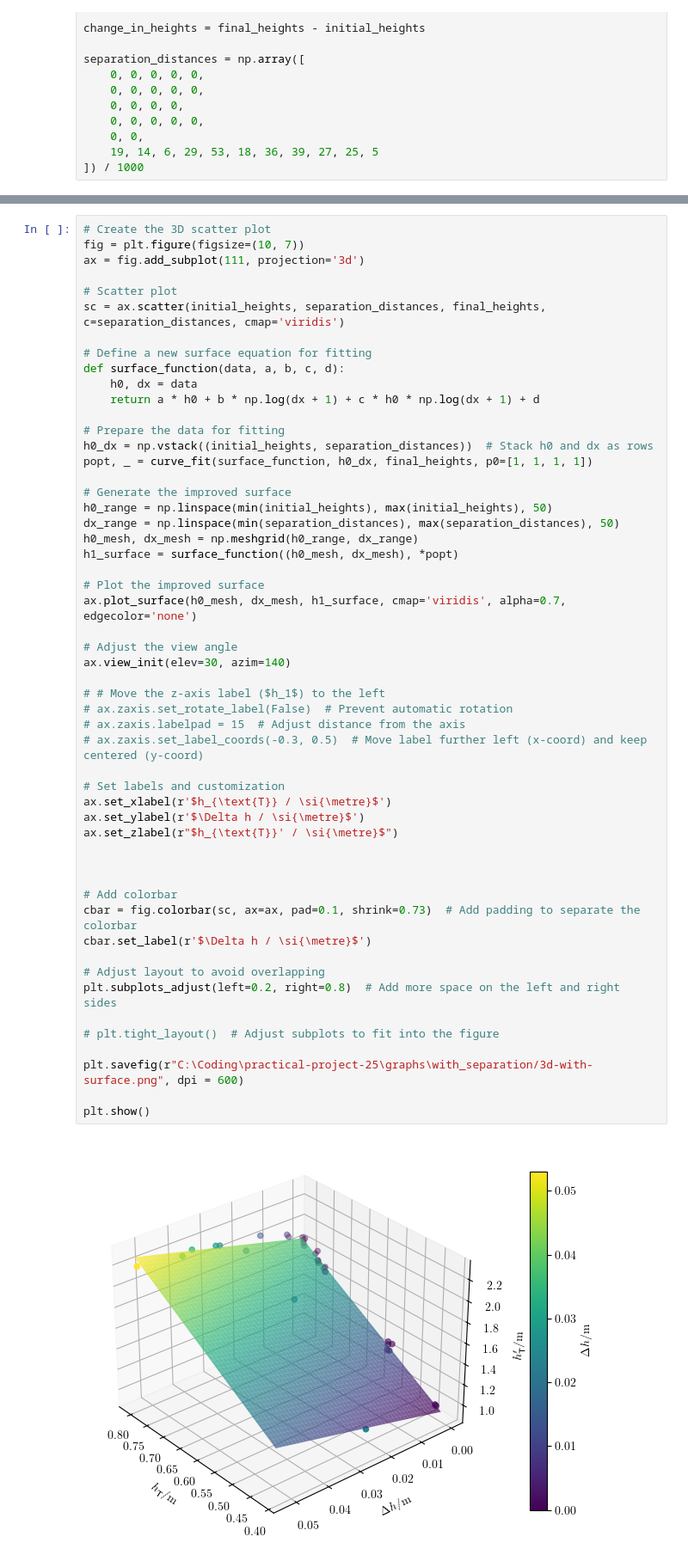
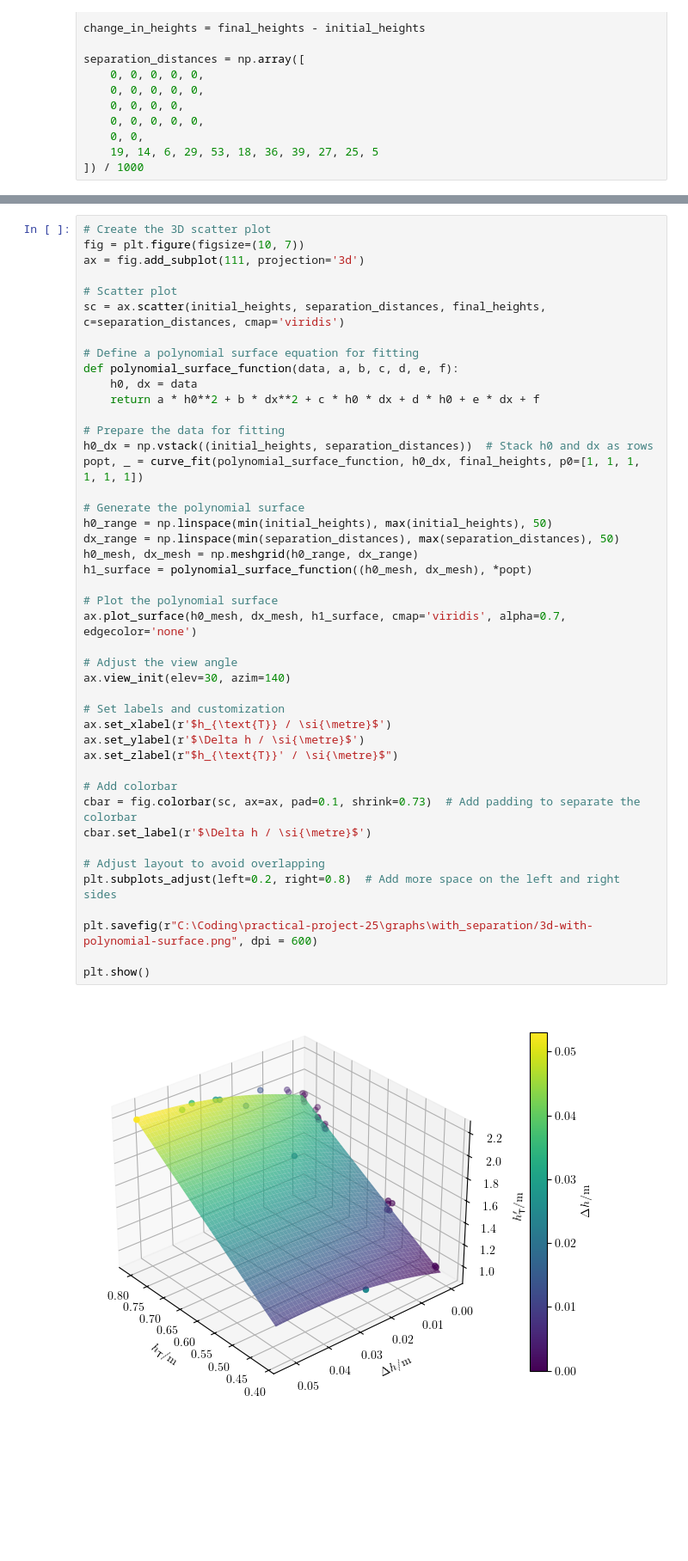
Before and after one commit to Aaryan-Varshney/practical-project-25, a Jupyter notebook: 3d_h1_h0_dh.ipynb, the cells around one changed output, grey strips where cells are left out. Shown at 86% size. Saved outputs shown, nothing was run; the diff lists cells and outputs as text; blank space fills up the shorter version.

```diff
--- a/3d_h1_h0_dh.ipynb
+++ b/3d_h1_h0_dh.ipynb
@@ -108,50 +108,41 @@ ax = fig.add_subplot(111, projection='3d')
 # Scatter plot
 sc = ax.scatter(initial_heights, separation_distances, final_heights, c=separation_distances, cmap='viridis')
 
-# Define a new surface equation for fitting
-def surface_function(data, a, b, c, d):
+# Define a polynomial surface equation for fitting
+def polynomial_surface_function(data, a, b, c, d, e, f):
     h0, dx = data
-    return a * h0 + b * np.log(dx + 1) + c * h0 * np.log(dx + 1) + d
+    return a * h0**2 + b * dx**2 + c * h0 * dx + d * h0 + e * dx + f
 
 # Prepare the data for fitting
 h0_dx = np.vstack((initial_heights, separation_distances))  # Stack h0 and dx as rows
-popt, _ = curve_fit(surface_function, h0_dx, final_heights, p0=[1, 1, 1, 1])
+popt, _ = curve_fit(polynomial_surface_function, h0_dx, final_heights, p0=[1, 1, 1, 1, 1, 1])
 
-# Generate the improved surface
+# Generate the polynomial surface
 h0_range = np.linspace(min(initial_heights), max(initial_heights), 50)
 dx_range = np.linspace(min(separation_distances), max(separation_distances), 50)
 h0_mesh, dx_mesh = np.meshgrid(h0_range, dx_range)
-h1_surface = surface_function((h0_mesh, dx_mesh), *popt)
+h1_surface = polynomial_surface_function((h0_mesh, dx_mesh), *popt)
 
-# Plot the improved surface
+# Plot the polynomial surface
 ax.plot_surface(h0_mesh, dx_mesh, h1_surface, cmap='viridis', alpha=0.7, edgecolor='none')
 
 # Adjust the view angle
 ax.view_init(elev=30, azim=140)
 
-# # Move the z-axis label ($h_1$) to the left
-# ax.zaxis.set_rotate_label(False)  # Prevent automatic rotation
-# ax.zaxis.labelpad = 15  # Adjust distance from the axis
-# ax.zaxis.set_label_coords(-0.3, 0.5)  # Move label further left (x-coord) and keep centered (y-coord)
-
 # Set labels and customization
 ax.set_xlabel(r'$h_{\text{T}} / \si{\metre}$')
 ax.set_ylabel(r'$\Delta h / \si{\metre}$')
 ax.set_zlabel(r"$h_{\text{T}}' / \si{\metre}$")
-
-
 
 # Add colorbar
 cbar = fig.colorbar(sc, ax=ax, pad=0.1, shrink=0.73)  # Add padding to separate the colorbar
 cbar.set_label(r'$\Delta h / \si{\metre}$')
 
 # Adjust layout to avoid overlapping
 plt.subplots_adjust(left=0.2, right=0.8)  # Add more space on the left and right sides
 
-# plt.tight_layout()  # Adjust subplots to fit into the figure
-
-plt.savefig(r"C:\Coding\practical-project-25\graphs\with_separation/3d-with-surface.png", dpi = 600)
+plt.savefig(r"C:\Coding\practical-project-25\graphs\with_separation/3d-with-polynomial-surface.png", dpi = 600)
 
 plt.show()
 # %% [output]
-[figure, old version]
+[figure, new version]
```
Also changed, not shown: parts of 3 cells of this notebook, 12 other files.
